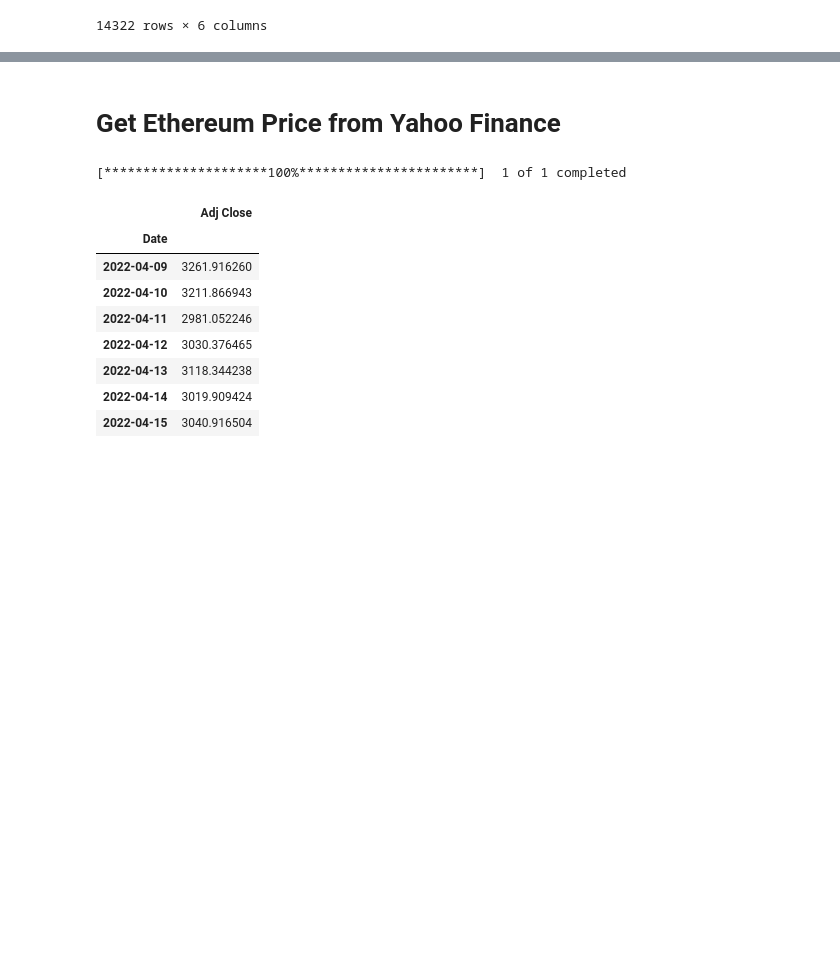
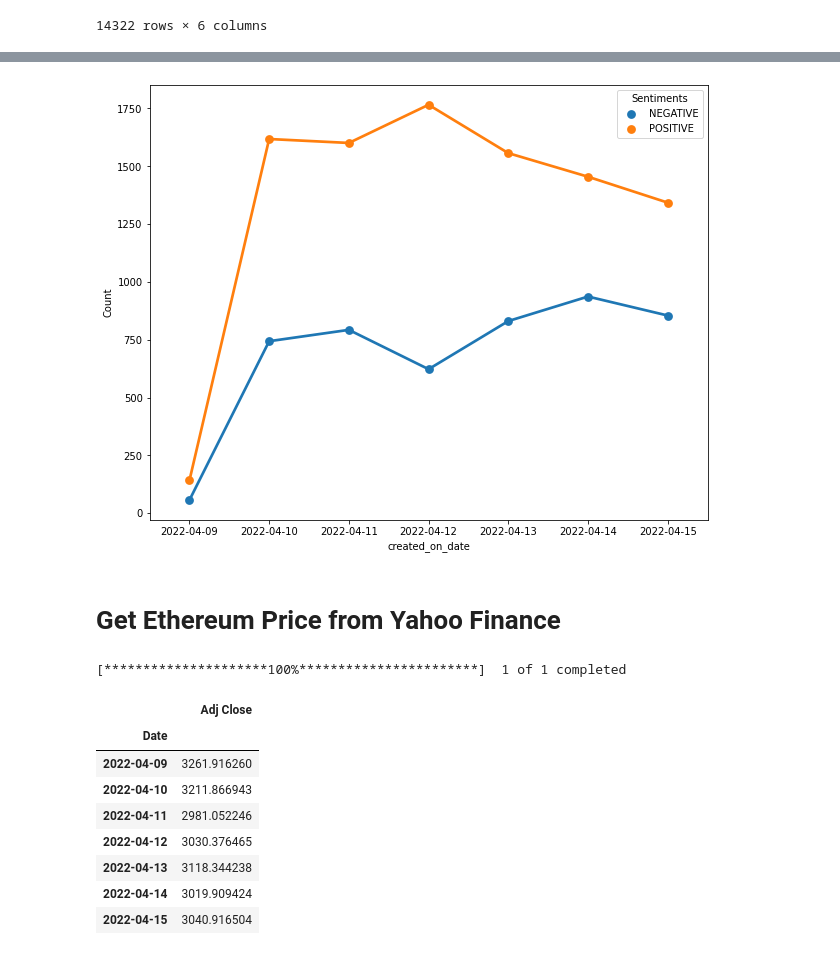
Before and after one commit to mohansameer1983/AI-Finance, a Jupyter notebook: Sentiment_Analysis_Ethereum_Price_Pridiction.ipynb, the cells around one changed output, grey strips where cells are left out. Drawn from its saved outputs; the diff is of its cells as text; code cells hidden in the pictures; blank space fills up the shorter version.

```diff
--- a/Sentiment_Analysis_Ethereum_Price_Pridiction.ipynb
+++ b/Sentiment_Analysis_Ethereum_Price_Pridiction.ipynb
@@ -346,0 +333,7 @@ twitter_predicted_df
+# %%
+# Convert sentiments to numerical column and creation date to datetime type
+twitter_predicted_vis_df = twitter_predicted_df.copy()
+twitter_predicted_vis_df["flair_sentiment_code"] = np.where(twitter_predicted_vis_df["flair_sentiment"].str.contains("POSITIVE"), 1, -1)
+twitter_predicted_vis_df['created_at'] = pd.to_datetime(twitter_predicted_df['created_at'])
+twitter_predicted_vis_df = twitter_predicted_vis_df.drop(['id'], axis=1)
+twitter_predicted_vis_df
@@ -346,0 +361,6 @@ twitter_predicted_df
+# %%
+#Daily Tweets Processing
+twitter_predicted_vis_df['created_on_date'] = [d.date() for d in twitter_predicted_vis_df['created_at']]
+eda_df=twitter_predicted_vis_df.drop(columns=['created_at','text','flair_probability','flair_sentiment_code'])
+eda_df.set_index('created_on_date',inplace=True)
+eda_df
@@ -346,0 +382,6 @@ twitter_predicted_df
+# %%
+#Daily Tweets Count per Class
+eda_df_1 = eda_df.groupby(['created_on_date','flair_sentiment']).size().unstack(fill_value=0).reset_index()
+eda_df_1['tweets_count'] = (eda_df_1['NEGATIVE'] + eda_df_1['POSITIVE'])
+eda_df_1['proportion_positive'] = eda_df_1['POSITIVE'] / eda_df_1['tweets_count']
+eda_df_1
@@ -346,0 +397,6 @@ twitter_predicted_df
+# %%
+plot_df=eda_df_1.copy()
+plot_df.index=eda_df_1.index
+plot_df.drop(columns=['tweets_count','proportion_positive'],inplace=True)
+dfm = plot_df.melt('created_on_date', var_name='Sentiments',  value_name='Count')
+dfm
@@ -347,3 +419,9 @@ twitter_predicted_df
+# %%
+plt.figure(figsize = (10,8))
+sns.pointplot(x="created_on_date", y='Count', hue='Sentiments', data=dfm)
+plt.show()
+# %% [output]
+[figure, added]
 # %% [markdown]
 # Get Ethereum Price from Yahoo Finance
 # %%
```
Also changed, not shown: parts of 10 cells of this notebook.
